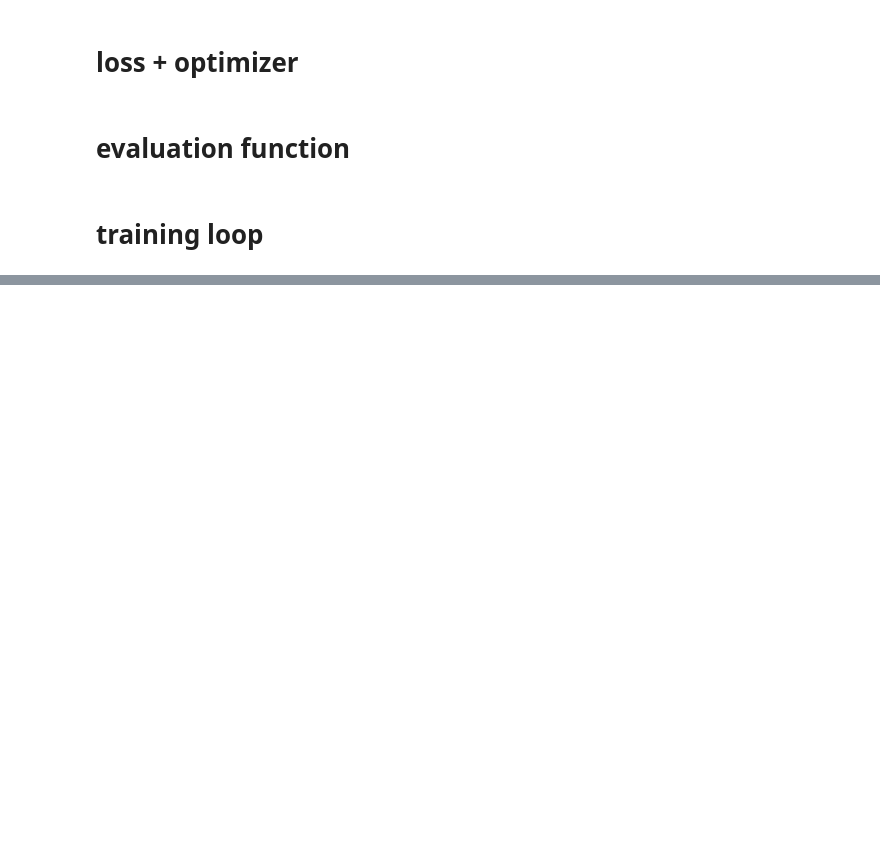
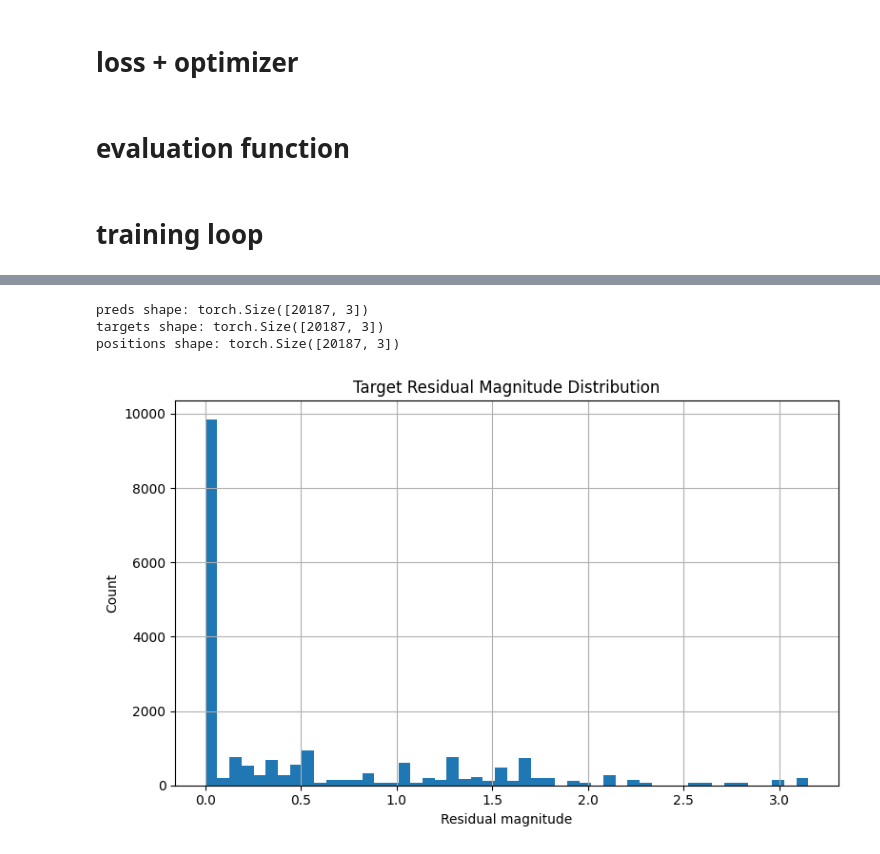
Before and after one commit to AmirBnsL/gnn_drone_project, a Jupyter notebook: residual_correction/train.ipynb, the cells around one changed output, grey strips where cells are left out. Drawn from its saved outputs; the diff is of its cells as text; code cells hidden in the pictures; blank space fills up the shorter version.

```diff
--- a/residual_correction/train.ipynb
+++ b/residual_correction/train.ipynb
@@ -201,0 +238,45 @@ if MODEL_NAME != "zero" and best_state is not None:
+# %%
+@torch.no_grad()
+def collect_predictions(loader):
+    model.eval()
+    all_preds = []
+    all_targets = []
+    all_pos = []
+
+    for batch in loader:
+        batch = batch.to(DEVICE)
+        pred = model(batch)
+
+        all_preds.append(pred.cpu())
+        all_targets.append(batch.target.cpu())
+        all_pos.append(batch.pos.cpu())
+
+    all_preds = torch.cat(all_preds, dim=0)
+    all_targets = torch.cat(all_targets, dim=0)
+    all_pos = torch.cat(all_pos, dim=0)
+
+    return all_preds, all_targets, all_pos
+
+preds, targets, positions = collect_predictions(test_loader)
+
+print("preds shape:", preds.shape)
+print("targets shape:", targets.shape)
+print("positions shape:", positions.shape)
+# %% [output]
+preds shape: torch.Size([20187, 3])
+targets shape: torch.Size([20187, 3])
+positions shape: torch.Size([20187, 3])
+# %%
+target_magnitudes = torch.norm(targets, dim=1)
+
+plt.figure(figsize=(8, 5))
+plt.hist(target_magnitudes.numpy(), bins=50)
+plt.xlabel("Residual magnitude")
+plt.ylabel("Count")
+plt.title("Target Residual Magnitude Distribution")
+plt.grid(True)
+plt.tight_layout()
+plt.savefig(RESULTS_DIR / "residual_distribution.png", dpi=200)
+plt.show()
+# %% [output]
+[figure, added]
```
Also changed, not shown: parts of 11 cells of this notebook, 41 other files.
